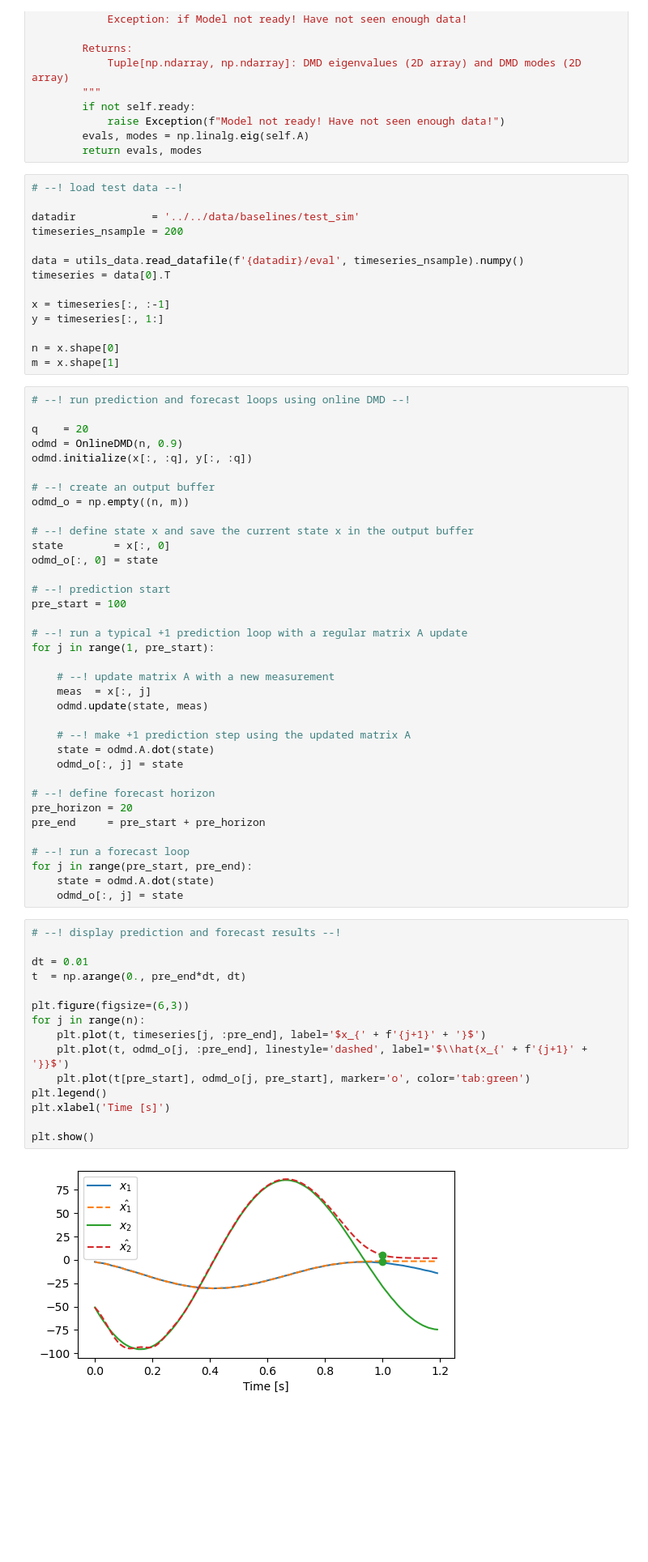
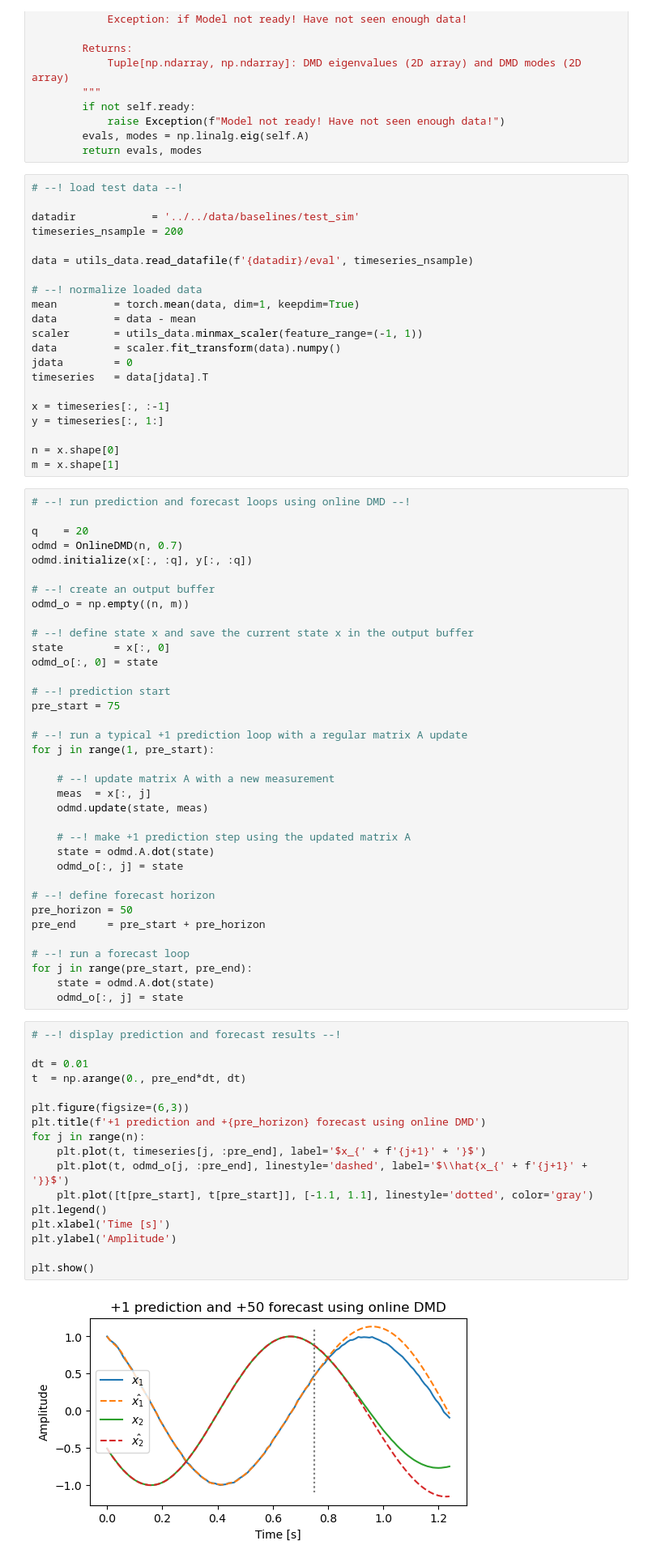
Before and after one commit to maalberg/kind, a Jupyter notebook: notebooks/baselines/02_baselines_odmd_online.ipynb, the cells around one changed output. Shown at 81% size. Drawn from its saved outputs; the diff is of its cells as text; blank space fills up the shorter version.

Commit message:
normalize test data to demonstrate improved (but still diverging) forecast of online dmd

```diff
--- a/notebooks/baselines/02_baselines_odmd_online.ipynb
+++ b/notebooks/baselines/02_baselines_odmd_online.ipynb
@@ -180,8 +181,15 @@ class OnlineDMD:
 datadir            = '../../data/baselines/test_sim'
 timeseries_nsample = 200
 
-data = utils_data.read_datafile(f'{datadir}/eval', timeseries_nsample).numpy()
-timeseries = data[0].T
+data = utils_data.read_datafile(f'{datadir}/eval', timeseries_nsample)
+
+# --! normalize loaded data
+mean         = torch.mean(data, dim=1, keepdim=True)
+data         = data - mean
+scaler       = utils_data.minmax_scaler(feature_range=(-1, 1))
+data         = scaler.fit_transform(data).numpy()
+jdata        = 0
+timeseries   = data[jdata].T
 
 x = timeseries[:, :-1]
 y = timeseries[:, 1:]
@@ -192,7 +200,7 @@ m = x.shape[1]
 # --! run prediction and forecast loops using online DMD --!
 
 q    = 20
-odmd = OnlineDMD(n, 0.9)
+odmd = OnlineDMD(n, 0.7)
 odmd.initialize(x[:, :q], y[:, :q])
 
 # --! create an output buffer
@@ -203,7 +211,7 @@ state        = x[:, 0]
 odmd_o[:, 0] = state
 
 # --! prediction start
-pre_start = 100
+pre_start = 75
 
 # --! run a typical +1 prediction loop with a regular matrix A update
 for j in range(1, pre_start):
@@ -217,7 +225,7 @@ for j in range(1, pre_start):
     odmd_o[:, j] = state
 
 # --! define forecast horizon
-pre_horizon = 20
+pre_horizon = 50
 pre_end     = pre_start + pre_horizon
 
 # --! run a forecast loop
@@ -227,17 +235,19 @@ for j in range(pre_start, pre_end):
 # %%
 # --! display prediction and forecast results --!
 
 dt = 0.01
 t  = np.arange(0., pre_end*dt, dt)
 
 plt.figure(figsize=(6,3))
+plt.title(f'+1 prediction and +{pre_horizon} forecast using online DMD')
 for j in range(n):
     plt.plot(t, timeseries[j, :pre_end], label='$x_{' + f'{j+1}' + '}$')
     plt.plot(t, odmd_o[j, :pre_end], linestyle='dashed', label='$\\hat{x_{' + f'{j+1}' + '}}$')
-    plt.plot(t[pre_start], odmd_o[j, pre_start], marker='o', color='tab:green')
+    plt.plot([t[pre_start], t[pre_start]], [-1.1, 1.1], linestyle='dotted', color='gray')
 plt.legend()
 plt.xlabel('Time [s]')
+plt.ylabel('Amplitude')
 
 plt.show()
 # %% [output]
-[figure, old version]
+[figure, new version]
```
Also changed, not shown: parts of 1 cell of this notebook.
